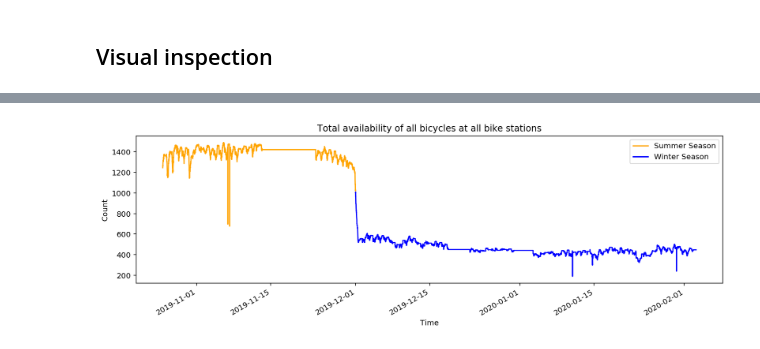
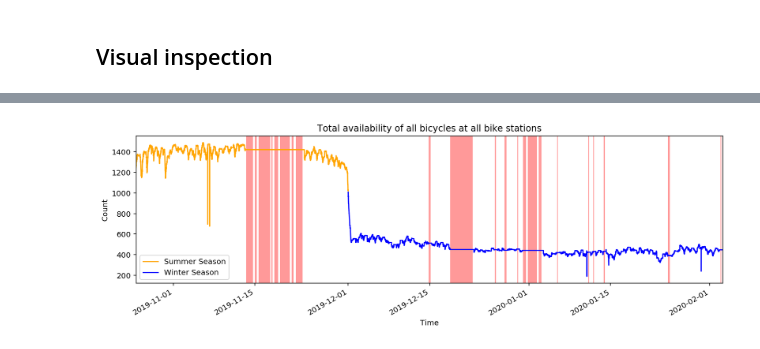
Before and after one commit to mariuszrokita/wroclawski-rower-miejski, a Jupyter notebook: bikeavailability/notebooks/02-exploratory-data-analysis.ipynb, the cells around one changed output, grey strips where cells are left out. Saved outputs shown, nothing was run; the diff lists cells and outputs as text; code cells hidden in the pictures.

Commit message:
Trying to detect periods with missing data

```diff
--- a/bikeavailability/notebooks/02-exploratory-data-analysis.ipynb
+++ b/bikeavailability/notebooks/02-exploratory-data-analysis.ipynb
@@ -111,14 +117,23 @@ df['Summer Season'] = df.index.to_series().apply(lambda x: x.month not in [12,1,
 # %% [markdown]
 ## Visual inspection
 # %%
-def detect_periods_with_missing_data(df):
+def detect_periods_with_missing_data(df, time_window_hours=1):
+    # algorithm 1
+#     # Set time period/window and calculate number of all available bikes
+#     rule = f"{time_window_hours}H"
+#     resampled_df = df.resample(rule).sum().sum(axis=1)
+#     # Calculate slope/steepness of the graph of a function
+#     # (sum of all available bikes for each time window)
+#     slope = pd.Series(np.gradient(resampled_df.values),
+#                       resampled_df.index,
+#                       name='slope')
+#     # Determine time windows on which the number of available
+#     # bikes did not change (so the slope is 0).
+#     return slope[ slope == 0 ].index
+
+    # algorithm 2
     # Set time period/window and calculate number of all available bikes
-    resampled_df = df.resample('6H').sum().sum(axis=1)
-    # Calculate slope/steepness of the graph of a function
-    # (sum of all available bikes for each time window)
-    slope = pd.Series(np.gradient(resampled_df.values),
-                      resampled_df.index,
-                      name='slope')
-    # Determine time windows on which the number of available
-    # bikes did not change (so the slope is 0).
-    return slope[ slope == 0 ].index
+    rule = f"{time_window_hours}H"
+    diff = df.resample(rule).sum().sum(axis=1) - df.resample(rule).sum().sum(axis=1).shift(1)
+    diff = df.resample(rule).sum().sum(axis=1) - df.resample(rule).sum().sum(axis=1).shift(1)
+    return diff[diff.values == 0].index
@@ -145,10 +140,21 @@ DatetimeIndex(['2019-11-13 18:00:00', '2019-11-14 00:00:00',
+# %%
+time_window_hours = 4
+missing_data_periods = detect_periods_with_missing_data(df, time_window_hours)
+# missing_data_periods
 # %%
 plt.figure(figsize=(14,4))
 ax = df[ df['Summer Season'] == True ].sum(axis=1).plot(color='orange')
 ax = df[ df['Summer Season'] == False ].sum(axis=1).plot(color='b')
+
+# plot
+for i in range(0, len(missing_data_periods)):
+    plt.axvspan(missing_data_periods[i]-timedelta(hours=time_window_hours),
+                missing_data_periods[i],
+                facecolor='r', alpha=0.4)
+
 ax.set_title('Total availability of all bicycles at all bike stations')
 ax.set_xlabel('Time')
 ax.set_ylabel('Count')
 ax.legend(['Summer Season', 'Winter Season']);
 # %% [output]
-[figure, old version]
+[figure, new version]
```
Also changed, not shown: parts of 20 cells of this notebook.
